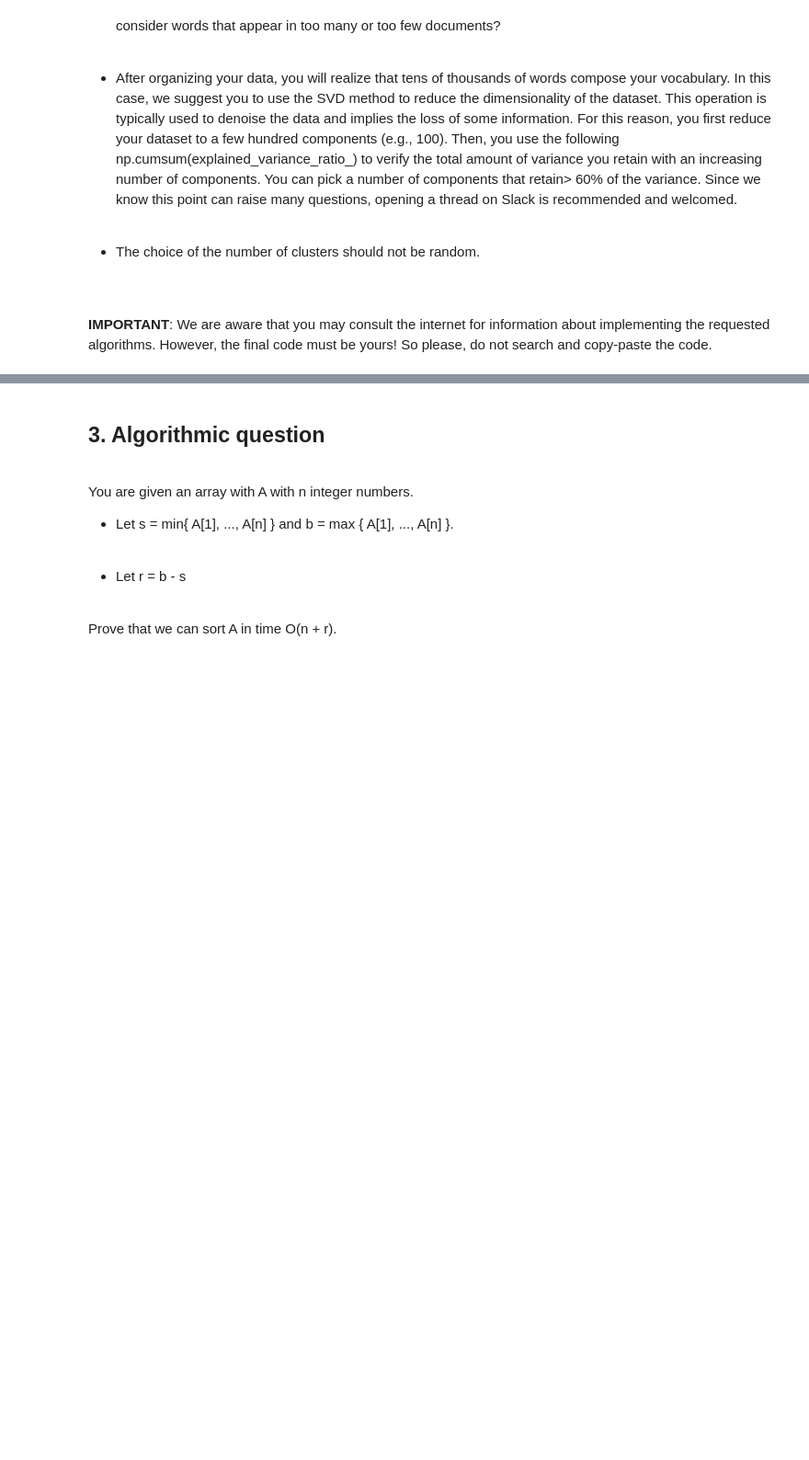
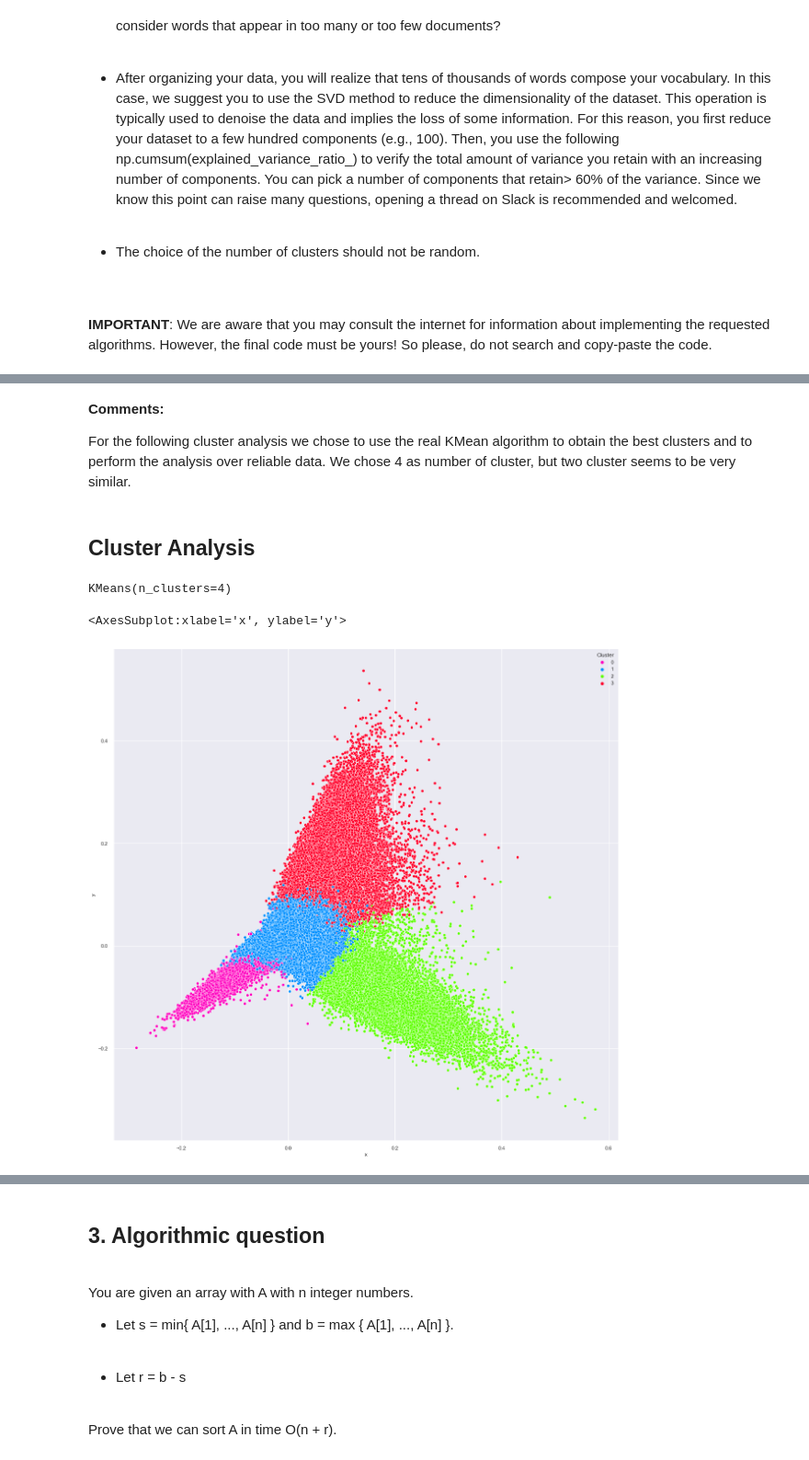
Before and after one commit to mehrzadjafari/ADM-HW4, a Jupyter notebook: ADM-HW4.ipynb, the cells around one changed output, grey strips where cells are left out. Shown at 92% size. Drawn from its saved outputs; the diff is of its cells as text; code cells hidden in the pictures; blank space fills up the shorter version.

```diff
--- a/ADM-HW4.ipynb
+++ b/ADM-HW4.ipynb
@@ -102,0 +233,23 @@ Before running the algorithm, you should consider the following:
+# %% [markdown]
+**Comments:**
+
+For the following cluster analysis we chose to use the real KMean algorithm to obtain the best clusters and to perform the analysis over reliable data. We chose 4 as number of cluster, but two cluster seems to be very similar.
+# %% [markdown]
+## Cluster Analysis
+# %%
+model = KMeans(n_clusters=4,init='k-means++')
+model.fit(input_matrix)
+# %% [output]
+KMeans(n_clusters=4)
+# %%
+#PCA Analysis
+pca = PCA(n_components=2)
+scatter_plot_points = pca.fit_transform(input_matrix)
+
+pca_comp= pd.DataFrame(data=scatter_plot_points, columns=('x','y'))
+pca_comp['Cluster']= model.labels_
+sns.set(rc={'figure.figsize':(20,20)})
+sns.scatterplot(data=pca_comp,x='x',y='y',markers='x',hue='Cluster',palette = "gist_rainbow_r")
+# %% [output]
+<AxesSubplot:xlabel='x', ylabel='y'>
+[figure, added]
```
Also changed, not shown: parts of 52 cells of this notebook, 2 other files.
